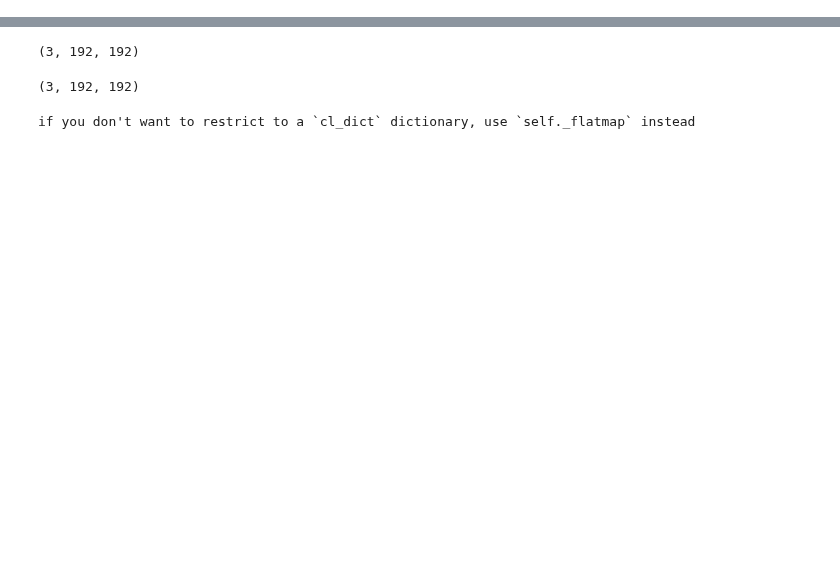
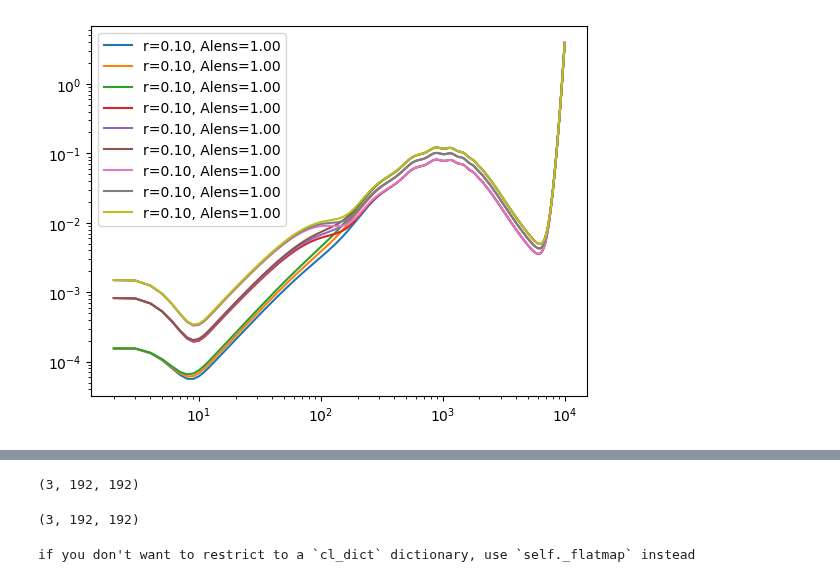
Before and after one commit to deepskies/DeepCMBsim, a Jupyter notebook: notebooks/simcmb_example.ipynb, the cells around one changed output, grey strips where cells are left out. Drawn from its saved outputs; the diff is of its cells as text; code cells hidden in the pictures; blank space fills up the shorter version.

```diff
--- a/notebooks/simcmb_example.ipynb
+++ b/notebooks/simcmb_example.ipynb
@@ -5,5 +5,5 @@ from matplotlib import pyplot as plt
 
 %matplotlib inline
 # %%
-Yd0 = simcmb.yam_io.Ydict("../simcmb/settings/planck_2018_1e4.yaml")
-PM0 = simcmb.camb_ps_maker.PS_Maker(Yd0)
+Yd0 = simcmb.Ydict()
+PM0 = simcmb.PS_Maker(Yd0)
@@ -63,0 +22,18 @@ plt.show()
+# %%
+for r in PM0.runids:
+    d, p = PM0.results[r], PM0.result_parameters[r]
+    try:
+        label_r = p['FORCAMB']['InitPower']['r']
+    except KeyError:
+        label_r = Yd0._all_params_dict['BASECAMBPARAMS']['InitPower']['r']
+    try:
+        label_A = p['FORCAMB']['Alens']
+    except KeyError:
+        label_A = Yd0._all_params_dict['BASECAMBPARAMS']['Alens']
+    plt.plot(d['l'][2:], d['clBB'][2:],
+             label=f"r={label_r:.2f}, Alens={label_A:.2f}")
+plt.loglog()
+plt.legend()
+plt.show()
+# %% [output]
+[figure, added]
```
Also changed, not shown: parts of 27 cells of this notebook, 2 other files.
